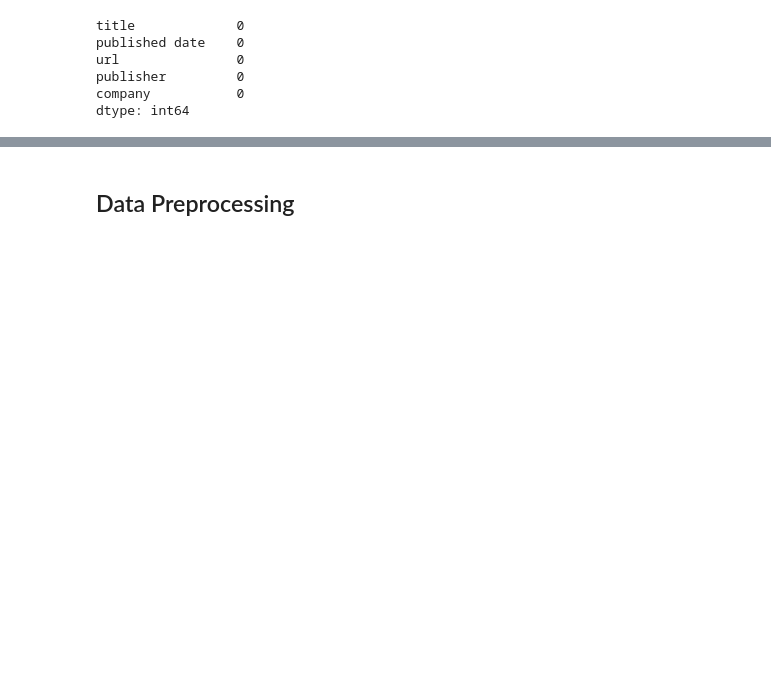
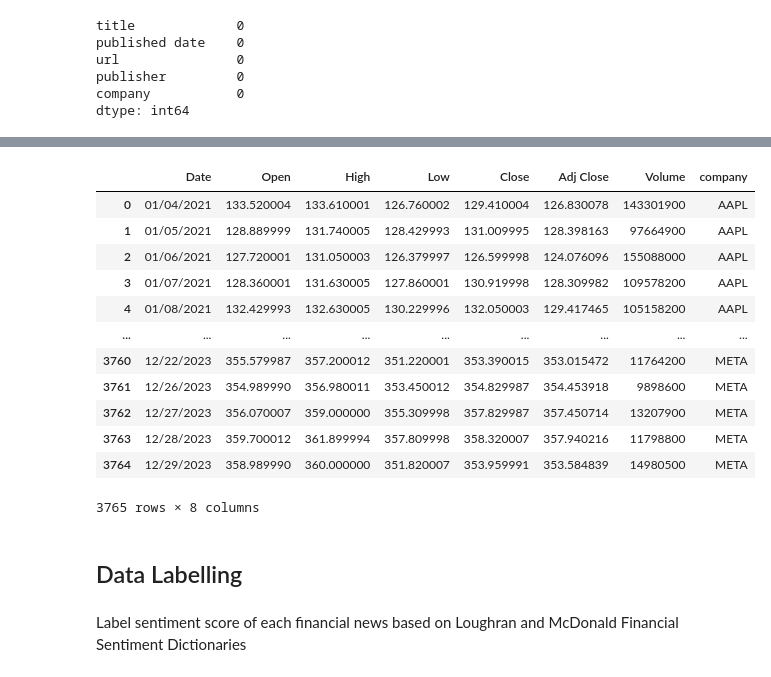
Before and after one commit to jtchan17/Sentiment-Analyzer-of-Stock-Prices, a Jupyter notebook: SentimentAnalyzer.ipynb, the cells around one changed output, grey strips where cells are left out. Drawn from its saved outputs; the diff is of its cells as text; code cells hidden in the pictures; blank space fills up the shorter version.

Commit message:
cleaned data and labeled the sentiment

```diff
--- a/SentimentAnalyzer.ipynb
+++ b/SentimentAnalyzer.ipynb
@@ -57 +67,10 @@ df.to_csv('Financial_News.csv', index=False)
+# %%
+files = ['Historical stock prices/AAPL_historical_data.csv',
+         'Historical stock prices/AMZN_historical_data.csv',
+         'Historical stock prices/TSLA_historical_data.csv',
+         'Historical stock prices/MSFT_historical_data.csv',
+         'Historical stock prices/META_historical_data.csv'
+        ]
+df_sp = pd.concat(map(pd.read_csv, files), ignore_index=True)
+df_sp.to_csv('Stock_Prices.csv', index=False)
 # %% [markdown]
@@ -193,0 +245,9 @@ AttributeError: 'list' object has no attribute 'split'
+# %%
+#format date
+from datetime import datetime
+
+# covert to datetime
+df_sp['Date'] = pd.to_datetime(df_sp['Date'])
+
+# date in MM-DD-YYYY format
+df_sp['Date'] = df_sp['Date'].dt.strftime('%m/%d/%Y')
@@ -194,2 +270,20 @@ AttributeError: 'list' object has no attribute 'split'
+# %%
+df_sp
+# %% [output]
+|  | Date | Open | High | Low | Close | Adj Close | Volume | company |
+| 0 | 01/04/2021 | 133.520004 | 133.610001 | 126.760002 | 129.410004 | 126.830078 | 143301900 | AAPL |
+| 1 | 01/05/2021 | 128.889999 | 131.740005 | 128.429993 | 131.009995 | 128.398163 | 97664900 | AAPL |
+| 2 | 01/06/2021 | 127.720001 | 131.050003 | 126.379997 | 126.599998 | 124.076096 | 155088000 | AAPL |
+| 3 | 01/07/2021 | 128.360001 | 131.630005 | 127.860001 | 130.919998 | 128.309982 | 109578200 | AAPL |
+| 4 | 01/08/2021 | 132.429993 | 132.630005 | 130.229996 | 132.050003 | 129.417465 | 105158200 | AAPL |
+| ... | ... | ... | ... | ... | ... | ... | ... | ... |
+| 3760 | 12/22/2023 | 355.579987 | 357.200012 | 351.220001 | 353.390015 | 353.015472 | 11764200 | META |
+| 3761 | 12/26/2023 | 354.989990 | 356.980011 | 353.450012 | 354.829987 | 354.453918 | 9898600 | META |
+| 3762 | 12/27/2023 | 356.070007 | 359.000000 | 355.309998 | 357.829987 | 357.450714 | 13207900 | META |
+| 3763 | 12/28/2023 | 359.700012 | 361.899994 | 357.809998 | 358.320007 | 357.940216 | 11798800 | META |
+| 3764 | 12/29/2023 | 358.989990 | 360.000000 | 351.820007 | 353.959991 | 353.584839 | 14980500 | META |
+3765 rows × 8 columns
 # %% [markdown]
-## Data Preprocessing
+## Data Labelling
+# %% [markdown]
+Label sentiment score of each financial news based on Loughran and McDonald Financial Sentiment Dictionaries
```
Also changed, not shown: parts of 33 cells of this notebook, 6 other files.
